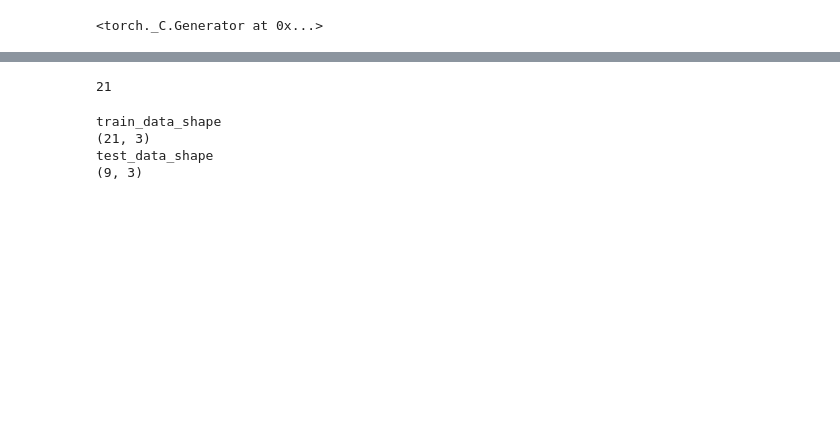
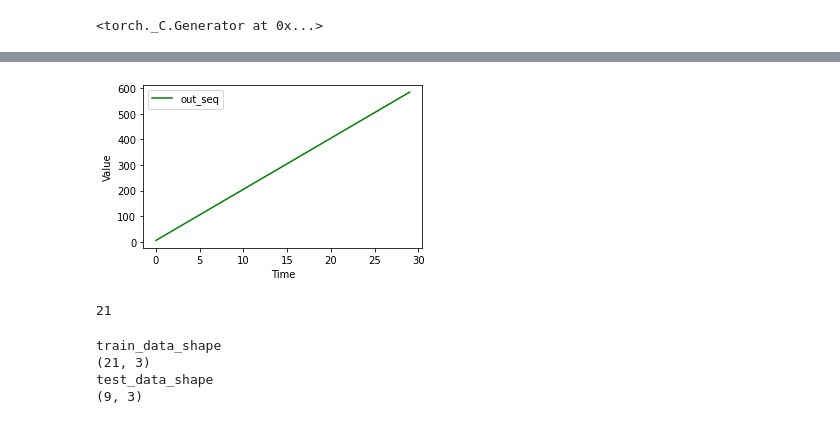
Before and after one commit to CertifaiAI/time-series-labs, a Jupyter notebook: notebook/Multivariate Input ,Univariate Output LSTM.ipynb, the cells around one changed output, grey strips where cells are left out. Drawn from its saved outputs; the diff is of its cells as text; code cells hidden in the pictures; blank space fills up the shorter version.

```diff
--- a/notebook/Multivariate Input ,Univariate Output LSTM.ipynb
+++ b/notebook/Multivariate Input ,Univariate Output LSTM.ipynb
@@ -83,3 +65,12 @@ array([[  0,   5,   5],
+# %%
+plt.figure(figsize=(5,3))
+plt.plot(out_seq, label="out_seq",color='g')
+plt.xlabel("Time")
+plt.ylabel("Value")
+plt.legend()
+plt.show()
+# %% [output]
+[figure, added]
 # %%
 split_data = round(len(dataset)*split_ratio)
 split_data
```
Also changed, not shown: parts of 62 cells of this notebook, 1 other file.
